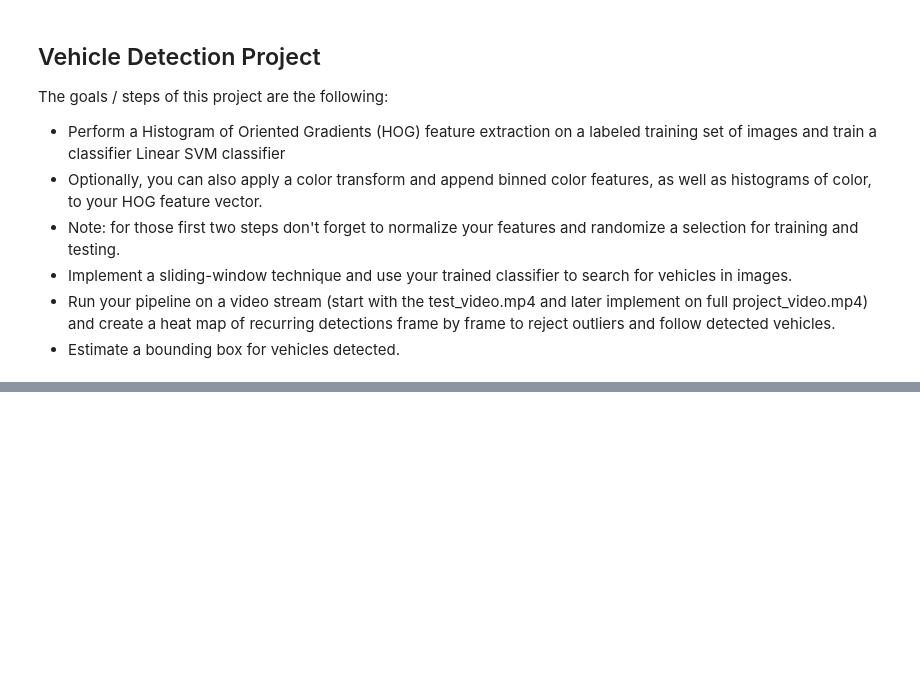
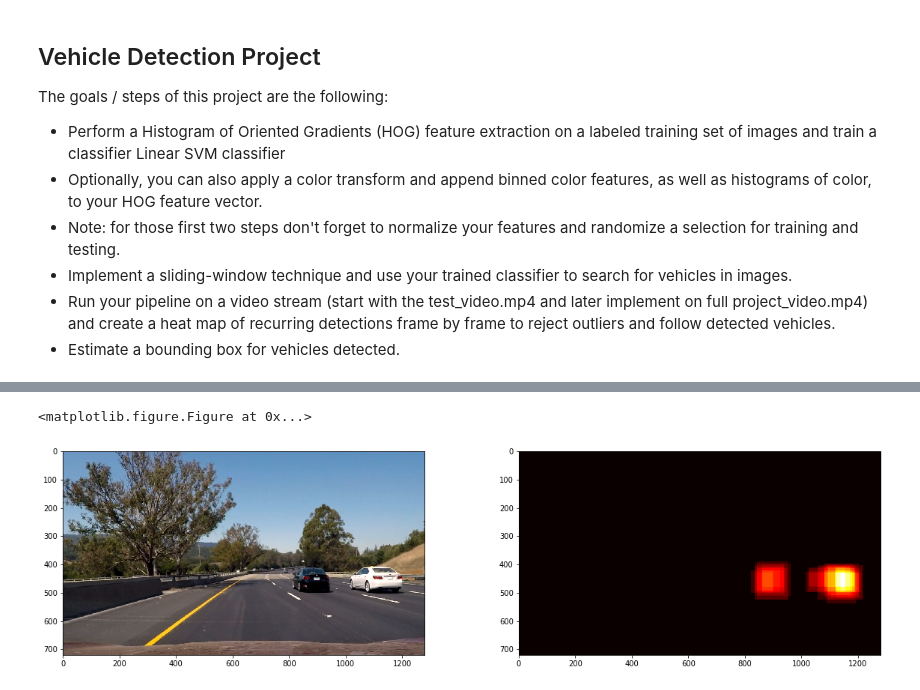
Before and after one commit to jocmom/CarND-Vehicle-Detection, a Jupyter notebook: P5.ipynb, the cells around one changed output, grey strips where cells are left out. Saved outputs shown, nothing was run; the diff lists cells and outputs as text; code cells hidden in the pictures; blank space fills up the shorter version.

```diff
--- a/P5.ipynb
+++ b/P5.ipynb
@@ -174,0 +201,14 @@ TypeError: slice indices must be integers or None or have an __index__ method
+# %%
+%run feature_extraction.py
+%run box.py
+
+box = Box(image, hot_boxes)
+heatmap = box.heatmap
+
+# Find final boxes from heatmap using label function
+heat_img = box.draw_final(image)
+
+plot_compare_images([image], [heatmap], cmap='hot')
+# %% [output]
+<matplotlib.figure.Figure at 0x...>
+[figure, added]
```
Also changed, not shown: parts of 9 cells of this notebook, 2 other files.
